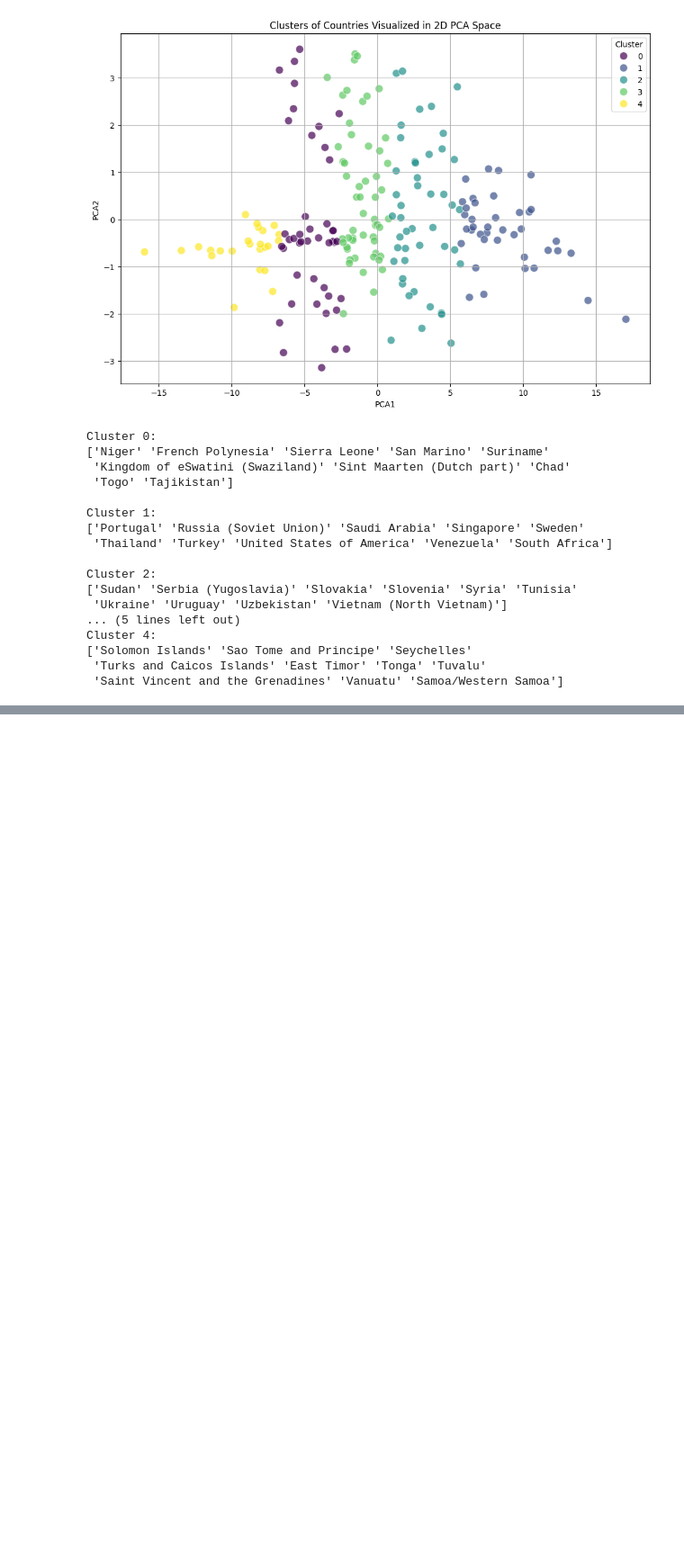
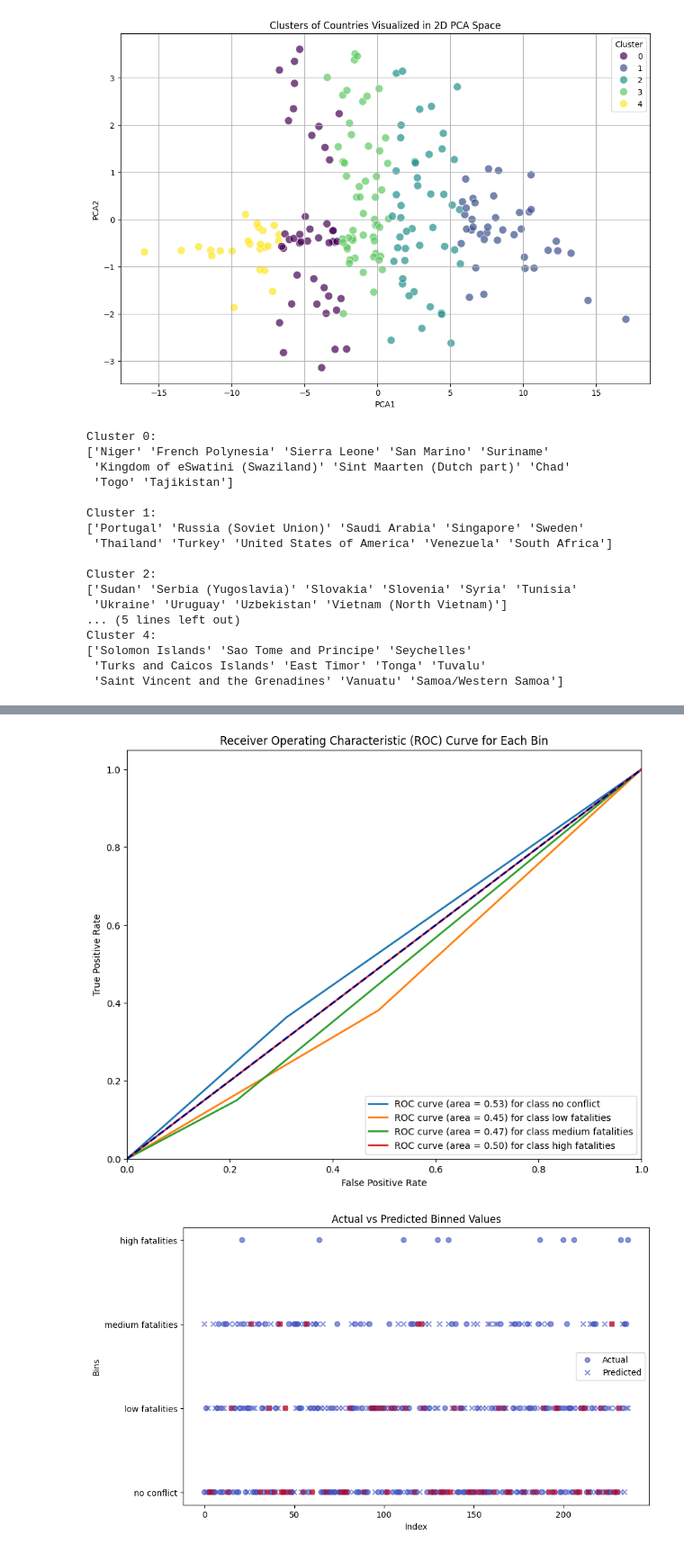
Before and after one commit to HugoTRDLE/advanced_data, a Jupyter notebook: Setup and Data.ipynb, the cells around one changed output, grey strips where cells are left out. Shown at 90% size. Saved outputs shown, nothing was run; the diff lists cells and outputs as text; code cells hidden in the pictures; blank space fills up the shorter version.

```diff
--- a/Setup and Data.ipynb
+++ b/Setup and Data.ipynb
@@ -2418,0 +1590,74 @@ print("Test mean absolute error (Eighth Model):", test_mae_8)
+# %%
+from sklearn.metrics import confusion_matrix, classification_report, cohen_kappa_score,roc_curve, roc_auc_score
+from sklearn.preprocessing import label_binarize
+
+# Comparing model output in bins
+# Apply binning to the actual values
+
+# Flatten the ndarray for predictions
+y_pred_2_flat = y_pred_2.flatten()
+
+# Define the bins for categorization
+bins = [-np.inf, 100, 1000, 10000, np.inf]
+labels = ["no conflict", "low fatalities", "medium fatalities", "high fatalities"]
+
+# Apply binning to the actual values
+y_test_2_binned = pd.cut(y_test_2.values.flatten(), bins=bins, labels=labels)
+
+# Apply binning to the predicted values
+y_pred_2_binned = pd.cut(y_pred_2_flat, bins=bins, labels=labels)
+
+# Create a DataFrame to compare actual and predicted bins
+comparison_binned_df_2 = pd.DataFrame({
+    'Actual_Bin': y_test_2_binned,
+    'Predicted_Bin': y_pred_2_binned
+})
+
+# Calculate the accuracy of the binned predictions
+accuracy = (comparison_binned_df_2['Actual_Bin'] == comparison_binned_df_2['Predicted_Bin']).mean()
+print(f"Binned Accuracy: {accuracy}")
+
+# Confusion matrix and classification report
+conf_matrix = confusion_matrix(comparison_binned_df_2['Actual_Bin'], comparison_binned_df_2['Predicted_Bin'], labels=labels)
+class_report = classification_report(comparison_binned_df_2['Actual_Bin'], comparison_binned_df_2['Predicted_Bin'], labels=labels)
+
+print("Confusion Matrix:")
+print(conf_matrix)
+print("\nClassification Report:")
+print(class_report)
+
+# Calculate Cohen's kappa
+kappa = cohen_kappa_score(comparison_binned_df_2['Actual_Bin'], comparison_binned_df_2['Predicted_Bin'])
+print(f"Cohen's Kappa: {kappa}")
+
+# Binarize the output
+y_test_2_binarized = label_binarize(y_test_2_binned, classes=labels)
+y_pred_2_binarized = label_binarize(y_pred_2_binned, classes=labels)
+
+# Plot ROC curves for each class
+plt.figure(figsize=(10, 8))
+for i, label in enumerate(labels):
+    fpr, tpr, _ = roc_curve(y_test_2_binarized[:, i], y_pred_2_binarized[:, i])
+    roc_auc = roc_auc_score(y_test_2_binarized[:, i], y_pred_2_binarized[:, i])
+    plt.plot(fpr, tpr, lw=2, label=f'ROC curve (area = {roc_auc:.2f}) for class {label}')
+
+plt.plot([0, 1], [0, 1], color='navy', lw=2, linestyle='--')
+plt.xlim([0.0, 1.0])
+plt.ylim([0.0, 1.05])
+plt.xlabel('False Positive Rate')
+plt.ylabel('True Positive Rate')
+plt.title('Receiver Operating Characteristic (ROC) Curve for Each Bin')
+plt.legend(loc="lower right")
+plt.show()
+
+# Plot the comparison
+comparison_binned_df_2['Match'] = comparison_binned_df_2['Actual_Bin'] == comparison_binned_df_2['Predicted_Bin']
+plt.figure(figsize=(10, 6))
+plt.scatter(comparison_binned_df_2.index, comparison_binned_df_2['Actual_Bin'], alpha=0.6, c=comparison_binned_df_2['Match'], cmap='coolwarm', label='Actual')
+plt.scatter(comparison_binned_df_2.index, comparison_binned_df_2['Predicted_Bin'], alpha=0.6, marker='x', c=comparison_binned_df_2['Match'], cmap='coolwarm', label='Predicted')
+plt.xlabel('Index')
+plt.ylabel('Bins')
+plt.title('Actual vs Predicted Binned Values')
+plt.legend()
+plt.show()
+# %% [output]
@@ -2419,3 +1684,5 @@ print("Test mean absolute error (Eighth Model):", test_mae_8)
+[figure, added]
+[figure, added]
 # %%
 #####################################
 # Regression model
```
Also changed, not shown: parts of 29 cells of this notebook, 3 other files.
